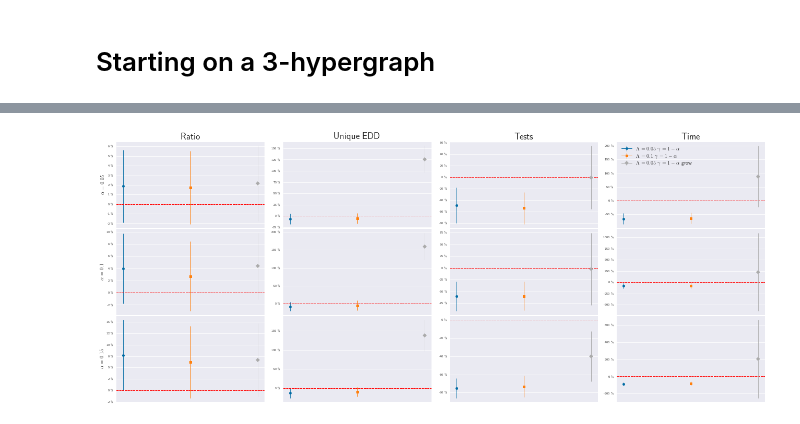
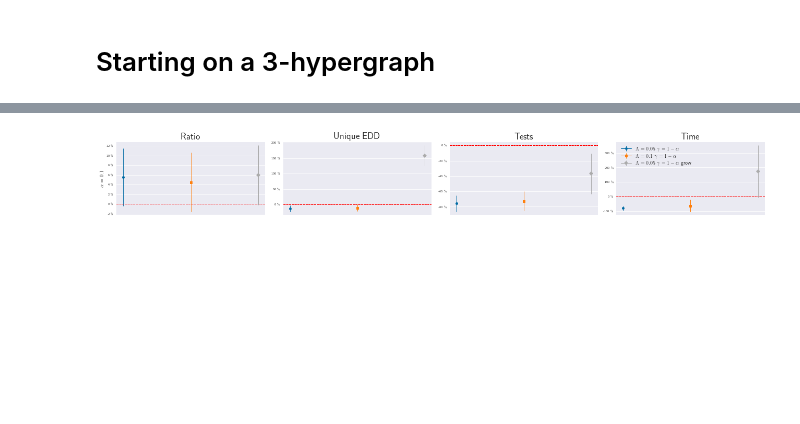
Before and after one commit to ayllon/MatchBox, a Jupyter notebook: notebooks/results-keel-mortgage.ipynb, the cells around one changed output, grey strips where cells are left out. Saved outputs shown, nothing was run; the diff lists cells and outputs as text; code cells hidden in the pictures; blank space fills up the shorter version.

Commit message:
Re-run start3

```diff
--- a/notebooks/results-keel-mortgage.ipynb
+++ b/notebooks/results-keel-mortgage.ipynb
@@ -98,7 +98,7 @@ for k in ind_findq.keys():
 # %% [markdown]
 # Starting on a 3-hypergraph
 # %%
-h3_run_ids = ['mortgage_start3_20211004', 'mortgage_start3_20211005']
+h3_run_ids = ['mortgage_start3_20220611']
 h3_find2, h3_findq = load_results(h3_run_ids)
 # %%
 fig3 = plot.plot_comparison(h3_find2, h3_findq, [(0.05, 1.00, 0), (0.10, 1.00, 0), (0.05, 1.00, 1)])
@@ -119,5 +121,5 @@ h3_stats
 # %%
-fig_bootstrap_3 = plot.bootstrap_plot(h3_find2, h3_findq, [(0.05, 1.00, 0), (0.10, 1.00, 0), (0.05, 1.00, 1)])
+fig_bootstrap_3 = plot.bootstrap_plot(h3_find2, h3_findq, [(0.05, 1.00, 0), (0.10, 1.00, 0), (0.05, 1.00, 1)], alphas=[0.1])
 # %% [output]
-[figure, old version]
+[figure, new version]
 # %%
```
Also changed, not shown: parts of 3 cells of this notebook, 4 other files.
